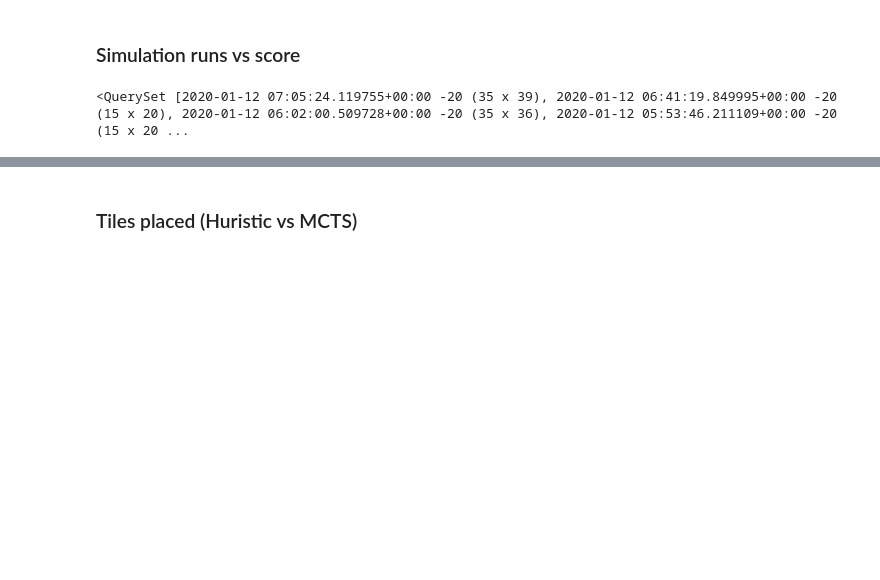
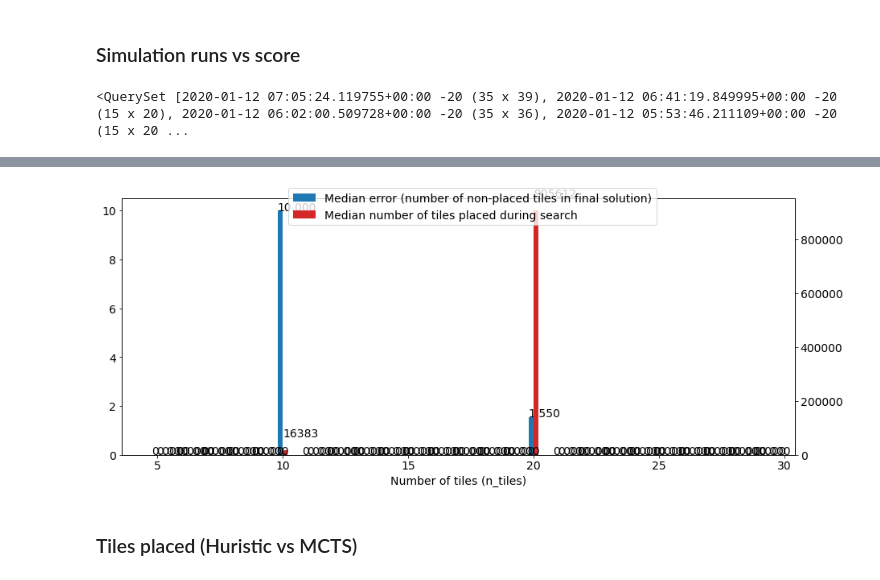
Before and after one commit to igorpejic/visapi, a Jupyter notebook: analsysis.ipynb, the cells around one changed output, grey strips where cells are left out. Cells and saved outputs as stored; diff of their text form; code cells hidden in the pictures; blank space fills up the shorter version.

Commit message:
add analysis for n_tiles vs performance placeholder

```diff
--- a/analsysis.ipynb
+++ b/analsysis.ipynb
@@ -233,0 +243,85 @@ Number of tiles non-placed in correlation with simulation runs
+# %%
+from collections import defaultdict, OrderedDict
+from matplotlib.ticker import FuncFormatter, MaxNLocator
+
+N_TILES = list(range(5, 30))
+
+def format_fn(tick_val, tick_pos):
+    print(N_TILES, int(tick_val))
+    if int(tick_val) in N_TILES:
+        return N_TILES[int(tick_val)]
+    else:
+        return ''
+
+x_vals = defaultdict(list)
+results = OrderedDict()
+
+plt.rcParams["figure.figsize"] = (15,3)
+
+LAST_N_RECORDS = 20
+
+for n_tiles in N_TILES:
+    common_args = {
+        'strategy': 'max_depth', 'n_tiles': n_tiles,
+        'score__isnull': False, 'n_tiles_placed__isnull': False,
+        'n_simulations': 1000, 'problem_generator': 'guillotine'
+    }
+    res_avg_score = Result.objects.filter(**common_args).order_by('-created_on').values_list('score', flat=True)[:LAST_N_RECORDS]
+    if res_avg_score:
+        avg_score = np.average(np.array(res_avg_score))
+    else:
+        avg_score = 0
+    results[n_tiles] = {'median score': avg_score}
+
+    res_tiles_placed = Result.objects.filter(**common_args).order_by('-created_on').values_list('n_tiles_placed', flat=True)[:LAST_N_RECORDS]
+    if res_tiles_placed:
+        avg_tiles = np.average(np.array(res_tiles_placed))
+    else:
+        avg_tiles = 0
+    print(n_tiles, res_tiles_placed.count(), results[n_tiles])
+    results[n_tiles]['median tiles placed'] = avg_tiles
+
+fig,  ax1 = plt.subplots()
+x = np.arange(N_TILES[0], N_TILES[-1] + 1)
+print(x)
+y = np.arange(0,3)
+width_offset = 0.10
+width = 0.2
+for i, score_type in enumerate(['median score', 'median tiles placed']):
+    # print(result)
+    sc = [v[score_type] for k, v in results.items()]
+    current_ax = ax1
+    color = 'tab:blue'
+    label = 'Median error (number of non-placed tiles in final solution)'
+    if i == 1:
+        color = 'tab:red'
+        ax2 = ax1.twinx()
+        current_ax = ax2
+        width_offset = -width_offset
+        label = 'Median number of tiles placed during search'
+    current_ax.bar(x - width_offset, sc, width=width,
+            label=label, color=color)
+    # current_ax.xaxis.set_major_formatter(FuncFormatter(format_fn))
+    # current_ax.xaxis.set_major_locator(MaxNLocator(integer=True))
+
+    for i, v in enumerate(sc):
+        offset = width_offset
+        text = '{:.3f}'.format(v)
+        _offset = 0.12
+        _offset_top = 0.01
+        if v >  10:
+            text = '{:.0f}'.format(v)
+            _offset = 0.10
+            _offset_top = 50000.35
+        current_ax.text(x[i] - offset - _offset, v + _offset_top, text)
+
+plt.rcParams["font.size"] = 14
+# plt.yticks(ticks=np.arange(0, 4))
+ax1.set_xlabel('Number of tiles (n_tiles)')
+# ax1.set_ylabel('Median error (number of non-placed tiles in final solution)')
+# ax2.set_ylabel('Median number of tiles placed during search')
+fig.legend(loc='upper center')
+fig.subplots_adjust(top=1.6)
+print('Number of tiles non-placed in correlation with simulation runs')
+plt.show()
+# %% [output]
@@ -234,3 +345,4 @@ Number of tiles non-placed in correlation with simulation runs
+[figure, added]
 # %% [markdown]
 ### Tiles placed (Huristic vs MCTS)
 # %%
```
Also changed, not shown: parts of 4 cells of this notebook, 3 other files.
